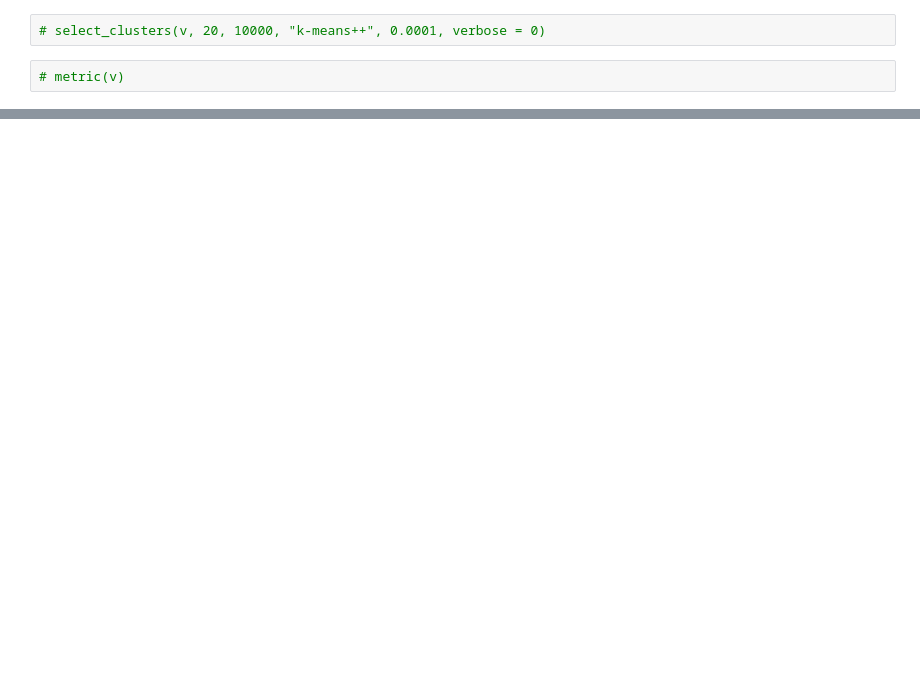
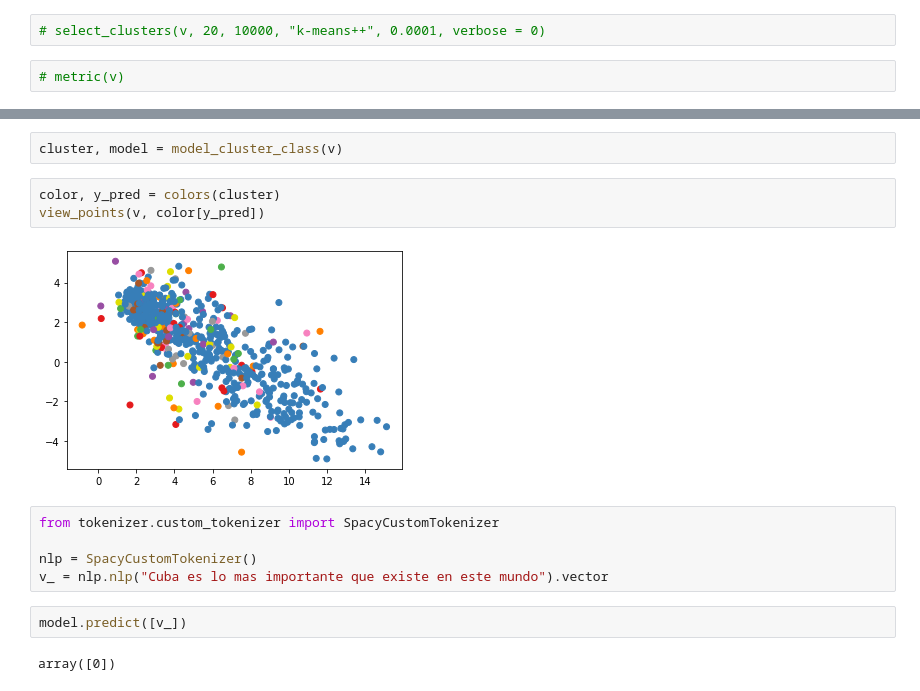
Before and after one commit to cuban-digital-language/Content-detection-and-Corpus-Clustering, a Jupyter notebook: main.ipynb, the cells around one changed output, grey strips where cells are left out. Drawn from its saved outputs; the diff is of its cells as text; blank space fills up the shorter version.

```diff
--- a/main.ipynb
+++ b/main.ipynb
@@ -33,0 +35,16 @@ OverflowError: Python int too large to convert to C int
+# %%
+cluster, model = model_cluster_class(v)
+# %%
+color, y_pred = colors(cluster)
+view_points(v, color[y_pred])
+# %% [output]
+[figure, added]
+# %%
+from tokenizer.custom_tokenizer import SpacyCustomTokenizer
+
+nlp = SpacyCustomTokenizer()
+v_ = nlp.nlp("Cuba es lo mas importante que existe en este mundo").vector
+# %%
+model.predict([v_])
+# %% [output]
+array([0])
```
Also changed, not shown: parts of 4 cells of this notebook, 2 other files.
